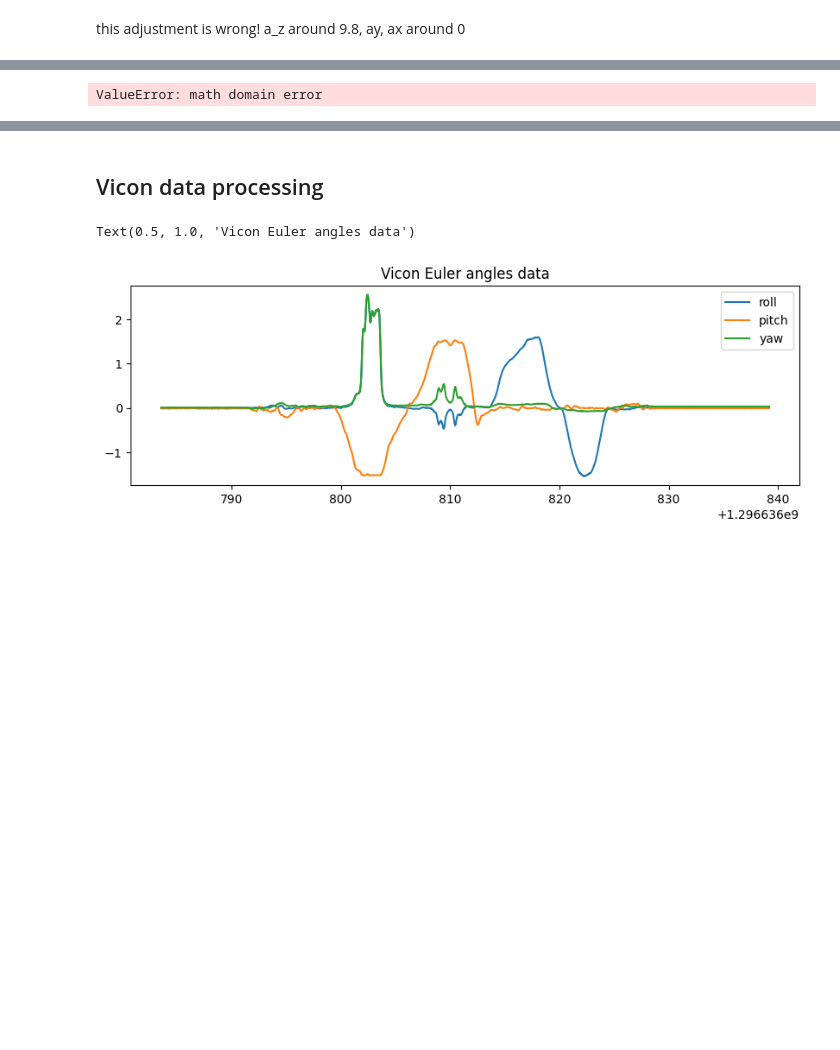
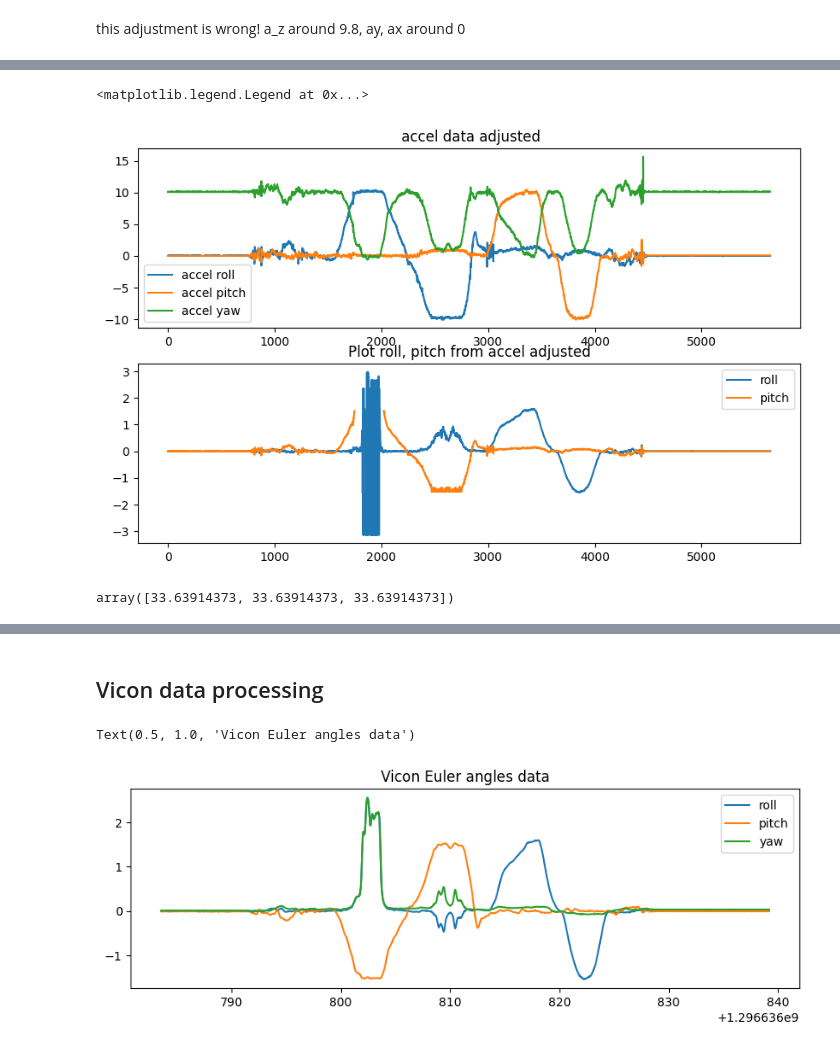
Before and after one commit to anht-nguyen/ESE650, a Jupyter notebook: hw2/p2/test_p2_Calibration.ipynb, the cells around one changed output, grey strips where cells are left out. Drawn from its saved outputs; the diff is of its cells as text; code cells hidden in the pictures; blank space fills up the shorter version.

```diff
--- a/hw2/p2/test_p2_Calibration.ipynb
+++ b/hw2/p2/test_p2_Calibration.ipynb
@@ -42,18 +51,23 @@ plt.legend()
 # %%
 euler_accel_adjusted = accel_2_euler(accel_adjusted)
 
 plt.figure(figsize = (10,6))
 plt.subplot(2,1,1)
 for i in range(3):
     plt.plot(accel_adjusted[i,:], label = 'accel '+ angle_names[i])
 plt.title(' accel data adjusted')
 plt.legend()
 
 plt.subplot(2,1,2)
-# for i in range(2):
-#     plt.plot(euler_accel_adjusted[i,:], label = angle_names[i])
+for i in range(2):
+    plt.plot(euler_accel_adjusted[i,:], label = angle_names[i])
 plt.title('Plot roll, pitch from accel adjusted')
 plt.legend()
 # %% [output]
-ValueError: math domain error
+<matplotlib.legend.Legend at 0x...>
+[figure, added]
+# %%
+330/9.81 * np.ones(3)
+# %% [output]
+array([33.63914373, 33.63914373, 33.63914373])
 # %%
```
Also changed, not shown: parts of 7 cells of this notebook, 11 other files.
